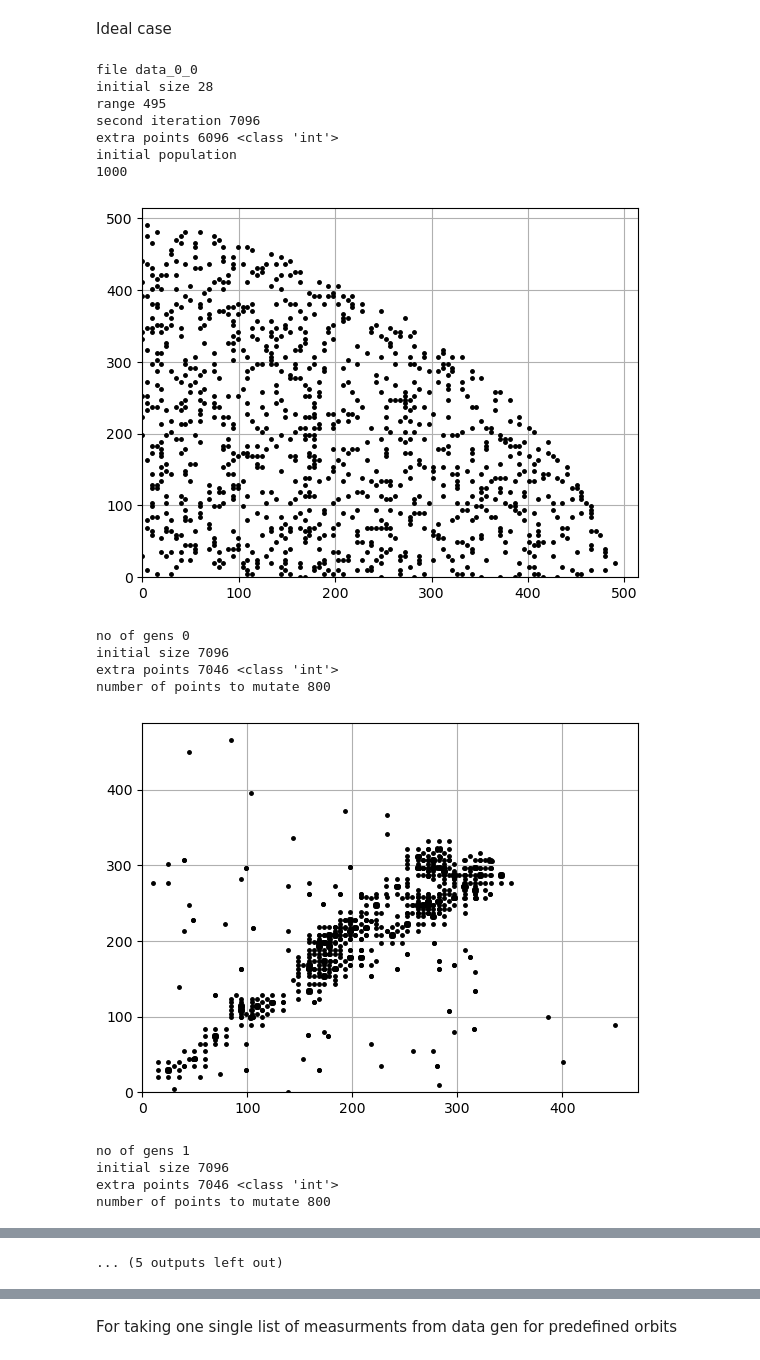
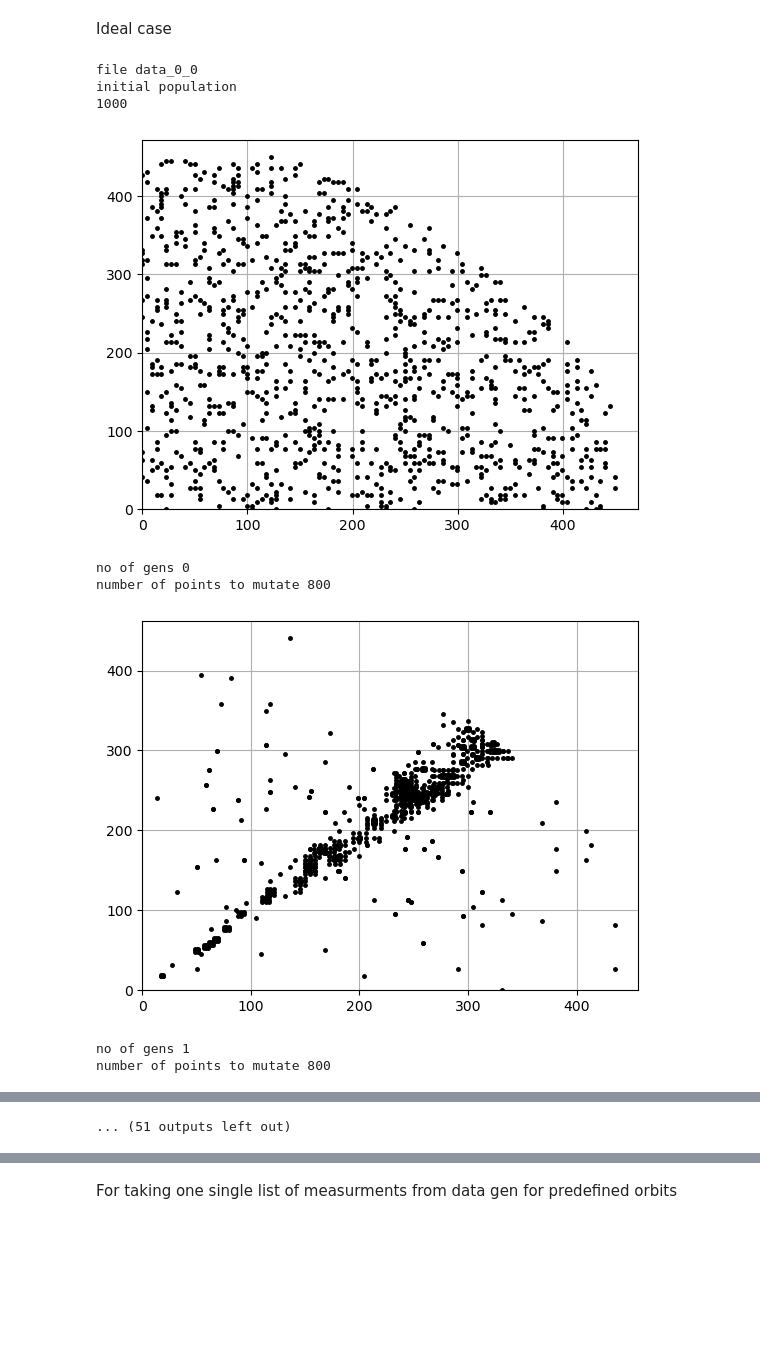
Before and after one commit to kuubikus/Individual-Project, a Jupyter notebook: Genetic_algorithm.ipynb, the cells around one changed output, grey strips where cells are left out. Saved outputs shown, nothing was run; the diff lists cells and outputs as text; code cells hidden in the pictures; blank space fills up the shorter version.

```diff
--- a/Genetic_algorithm.ipynb
+++ b/Genetic_algorithm.ipynb
@@ -340,7 +336,7 @@ def mutate(data, elementsO, r_initial, r_final, rO_perigee, ti, TOF, index):
     mutates a single data point given by index. If the point doesn't satisfy conditions then
     the function returns False.
     """
-    stnd_devs = [-10,-1,1,10]
+    stnd_devs = [3/100,0.5/100]
     added = 0
     for stnd_dev in stnd_devs:
         new_points = expand_point(data[index]["Point"],stnd_dev)
@@ -371,7 +367,7 @@ def mutation(data, elementsO, r_initial, r_final, rO_perigee, ti, TOF, no_of_out
         if len(data) < final_length:
             passed = False
             while passed is False:
-                index = random.choice(indices)  # get a random entry from list
+                index = indices[0]  # get the first entry
                 indices.remove(index)  # remove that entry to avoid duplicates
                 passed, data = mutate(data, elementsO, r_initial, r_final, rO_perigee, ti, TOF, index)
                 #print(passed)
@@ -389,13 +385,11 @@ def mutation(data, elementsO, r_initial, r_final, rO_perigee, ti, TOF, no_of_out
                         indices = [x for x in range(last_length)]
                         #print(indices)
 
-
         if len(data) > final_length:
             no_of_extra_points = len(data) - final_length
 
             for i in range(no_of_extra_points):
                 index = random.randint(0, len(data)-1)
-
                 data.pop(index)
 
 
@@ -525,20 +519,20 @@ def initialise_pop(elementsO, rel_intial, rel_final, ti, TOF, N=1000, limit=9000
     data, rO_perigee = get_pop(elementsO, rel_intial, rel_final, ti, TOF,a=limit)
 
     n = len(data)
-    print("initial size", n)
+    #print("initial size", n)
 
     if n < 0.5*N:
         # try initialising data again
-        limit = int(max(data[-1]["Point"])*1.1)
-        print("range", limit)
+        limit = int(max(data[-1]["Point"])*1.01)
+        #print("range", limit)
         data, rO_perigee = get_pop(elementsO, rel_intial, rel_final, ti, TOF,a=limit)
         n = len(data)
-        print("second iteration", n)
+        #print("second iteration", n)
 
     if n > N:
         # remove the number of extra points randomly
         no_of_extra_points = int(n - N)
-        print("extra points", no_of_extra_points, type(no_of_extra_points))
+        #print("extra points", no_of_extra_points, type(no_of_extra_points))
         for x in range(no_of_extra_points):
             index = random.randint(0, len(data)-1)
             data.pop(index)
@@ -589,7 +583,7 @@ def last_similarity(List, error = 0):
     else:
         return False
 
-def stop_criteria(data, last_means, last_best_values, no_of_gens,lim_O = 5, lim_F = 5, max_gen=30,error = 0):
+def stop_criteria(sigmas, last_means, last_best_values, no_of_gens,lim=2, max_gen=30):
     """
     Returns True if met.
     """
@@ -598,7 +592,8 @@ def stop_criteria(data, last_means, last_best_values, no_of_gens,lim_O = 5, lim_
     # for best values
     best_sim = last_similarity(last_best_values)
     # standard values
-    sigma_OO, sigma_FF, sigma_OF = covariance_matrix(data)
+    if sigmas is not None:
+        sigma_OO, sigma_FF, sigma_OF = sigmas
     #print("standard dev", sigma_OO, sigma_FF, sigma_OF)
 
     if means_sim == True:
@@ -609,12 +604,14 @@ def stop_criteria(data, last_means, last_best_values, no_of_gens,lim_O = 5, lim_
         print("similarity in last best")
         return True
 
+    if sigmas is not None and sigma_OO <= lim and sigma_FF <= lim and sigma_OF <= lim:
+        print("stnd dev")
+        return True
+
     if no_of_gens >= max_gen:
         print("max gens")
         return True, None, None
-    if sigma_OO <= lim_O and sigma_FF <= lim_F:
-        print("stnd dev")
-        return True
+
     else:
         return False  # need these values for the next iteration
 # %% [markdown]
@@ -854,7 +851,7 @@ for dict1 in all_coordinates:
     #initialise the body of the alogithm
     best_point = get_best(data)["Point"]
     no_of_gens = 0
-    phi = 5
+    phi = 3
     #print("best point", best_point)
     last_means = [(0,0) for x in range(phi)]
     last_means.pop(0)
@@ -866,11 +863,13 @@ for dict1 in all_coordinates:
 
     D, rO_perigee = evaluate_D(elements_sat, tof)  # maybe there is a better way to define this
     # body
-
-    while stop_criteria(data, last_means, last_best_values, no_of_gens) is False:
+    sigmas = None
+    while stop_criteria(sigmas, last_means, last_best_values, no_of_gens) is False:
         print("no of gens", no_of_gens)
         #print("iteration", no_of_gens)
         data_elite = get_elite(data, n=100)
+        Copy = copy.deepcopy(data_elite)
+        sigmas = covariance_matrix(Copy)
 
         # create new population and corresponding orbits
         data_created, limit = initialise_pop(elements_sat, r1_hat, r2_hat, ti, TOF=tof, N=50, limit=limit)  # create 5% of desired population size
@@ -881,47 +880,41 @@ for dict1 in all_coordinates:
         # crossover
         data_crossover = crossover(data_mutation, elements_sat, r1_hat,r2_hat, rO_perigee, ti, tof, 50, D)  # crossover 5% of desired population size
         data = data_crossover + data_created
 
         #print("final", len(data))
         #print("crossover", check_duplicates(data_crossover))
         # get new fit_values
         data = objective_func(elements_sat, set_of_measurments, data)
 
         # update last_means, last_best_values, no_of_gens
         last_means.pop(0)
-        last_means.append(mean(data))
+        last_means.append(mean(Copy))
         #print("last means", last_means)
-        best_point = get_best(data)["Point"]
+        best_dict = get_best(data)
+        best_point = best_dict["Point"]
+
         #print("the best", best_point)
         last_best_values.pop(0)
         last_best_values.append(best_point)
         #print("last bests", last_best_values)
         show_pop(data)
         no_of_gens += 1
     else:
         print("donzo")
         best = get_best(data)
         print("best", best)
         print("mean", last_means)
-        print("covariance", covariance_matrix(data))
+        print("covariance", sigmas)
         #df = pd.DataFrame(data)
         name = filename
         #df.to_csv("results/ideal/{}.csv".format(name))
 # %% [output]
 file data_0_0
-initial size 28
-range 495
-second iteration 7096
-extra points 6096 <class 'int'>
 initial population
 1000
-[figure, old version]
+[figure, new version]
 no of gens 0
-initial size 7096
-extra points 7046 <class 'int'>
 number of points to mutate 800
-[figure, old version]
+[figure, new version]
 no of gens 1
-initial size 7096
-extra points 7046 <class 'int'>
 number of points to mutate 800
@@ -944,4 +931,4 @@ number of points to mutate 800
-... (5 outputs left out)
+... (51 outputs left out)
 # %%
 r,v = best["Orbit"]
 elements = pykep.ic2par(r,v, mu=398600)
```
Also changed, not shown: parts of 4 cells of this notebook, 1 other file.
